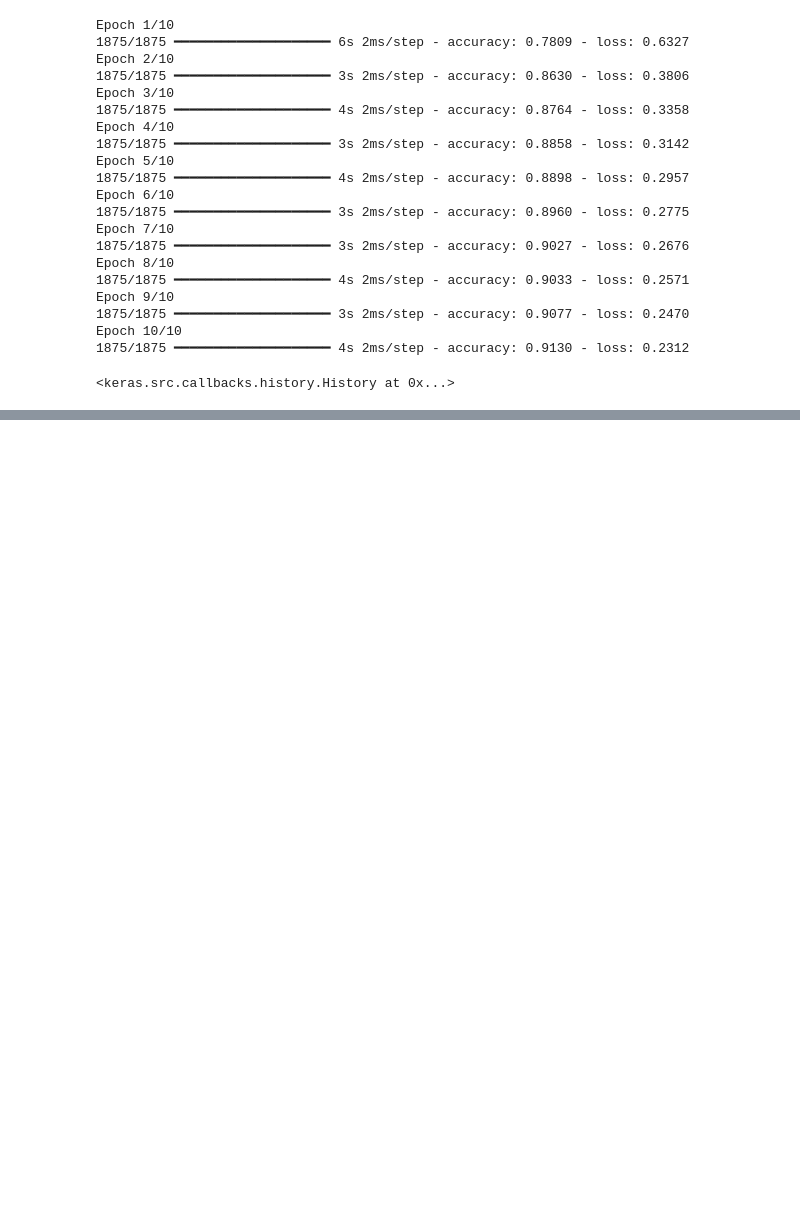
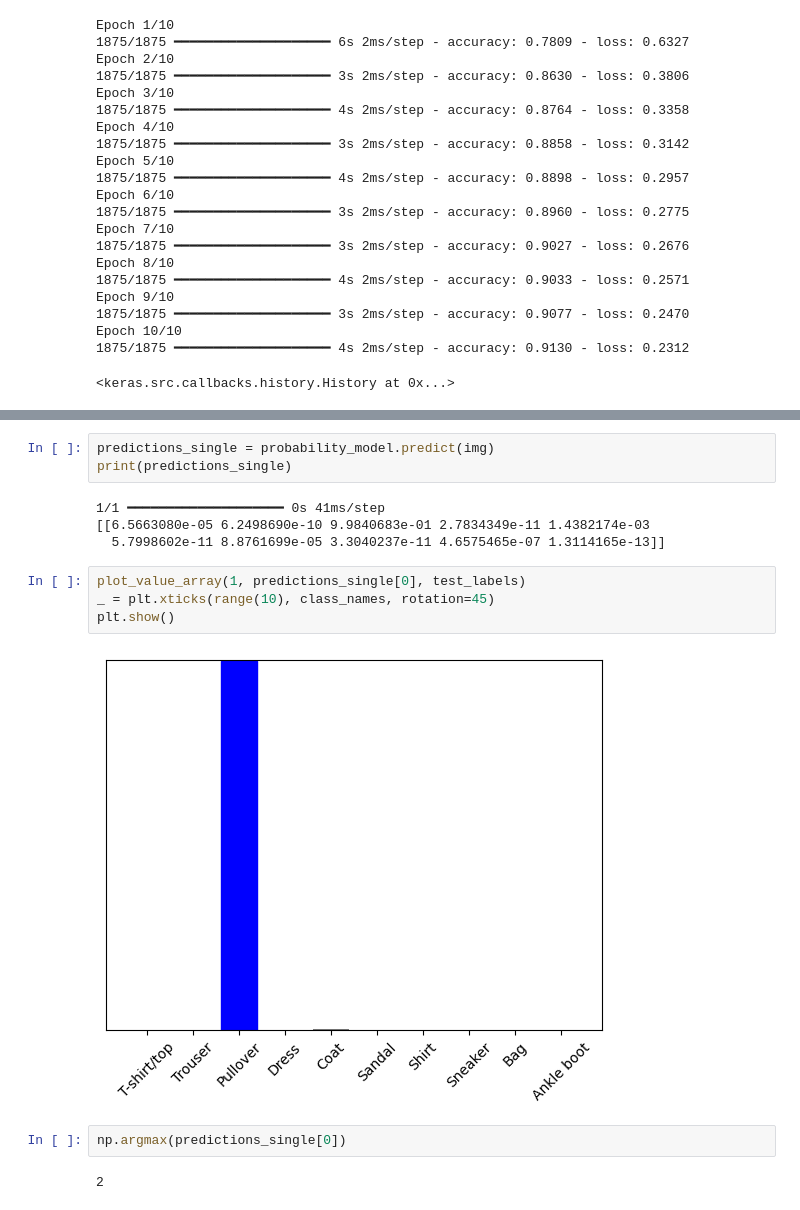
Before and after one commit to AhmedShafique313/learning_tensorflow, a Jupyter notebook: tensorflow2.ipynb, the cells around one changed output, grey strips where cells are left out. Cells and saved outputs as stored; diff of their text form; blank space fills up the shorter version.

```diff
--- a/tensorflow2.ipynb
+++ b/tensorflow2.ipynb
@@ -112,0 +220,17 @@ Epoch 10/10
+# %%
+predictions_single = probability_model.predict(img)
+print(predictions_single)
+# %% [output]
+1/1 ━━━━━━━━━━━━━━━━━━━━ 0s 41ms/step
+[[6.5663080e-05 6.2498690e-10 9.9840683e-01 2.7834349e-11 1.4382174e-03
+  5.7998602e-11 8.8761699e-05 3.3040237e-11 4.6575465e-07 1.3114165e-13]]
+# %%
+plot_value_array(1, predictions_single[0], test_labels)
+_ = plt.xticks(range(10), class_names, rotation=45)
+plt.show()
+# %% [output]
+[figure, added]
+# %%
+np.argmax(predictions_single[0])
+# %% [output]
+2
```
Also changed, not shown: parts of 12 cells of this notebook.
